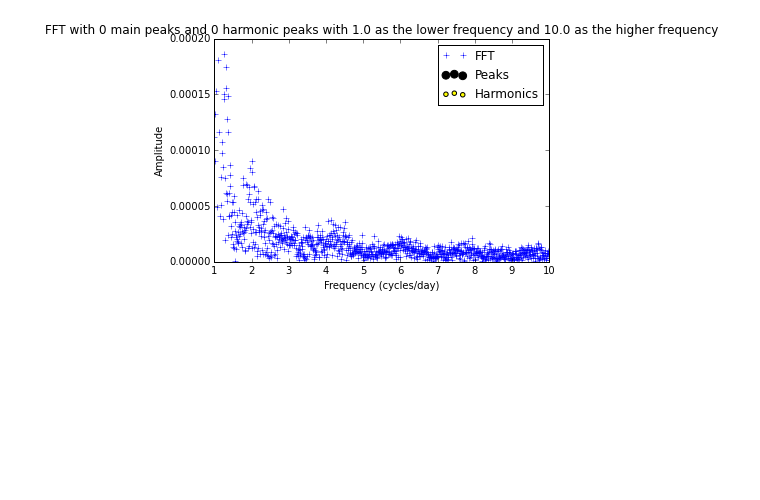
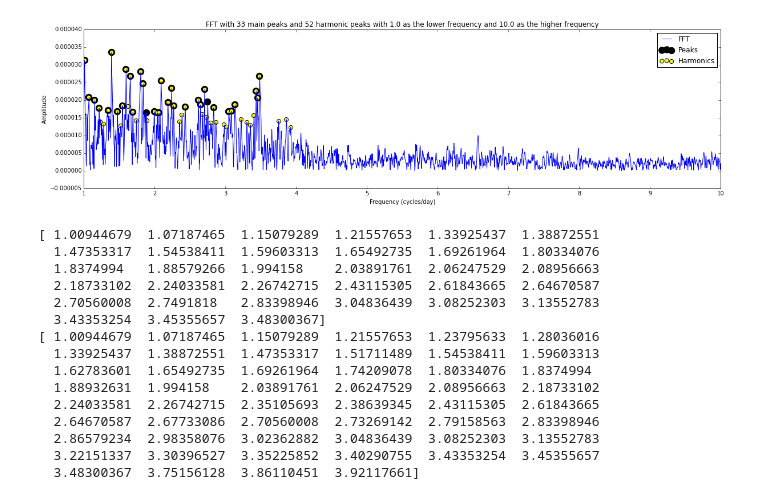
Before and after one commit to dianadianadiana/FFT, a Jupyter notebook: Data/fft.ipynb, the cells around one changed output. Saved outputs shown, nothing was run; the diff lists cells and outputs as text; code cells hidden in the pictures; blank space fills up the shorter version.

```diff
--- a/Data/fft.ipynb
+++ b/Data/fft.ipynb
@@ -33,7 +34,7 @@ filename_arr = ['201124933', '201127583', '201140274', '201143076', '201149315',
 # for filename in filename_arr:
 #     print("LCfluxesepic" + str(filename) + "star00.txt")
 
-chosenfile = "LCfluxesepic" + str(filename_arr[11]) + "star00.txt"
+chosenfile = "LCfluxesepic" + str(filename_arr[15]) + "star00.txt"
 print(chosenfile)
 data = np.loadtxt(chosenfile)
 # %% [output]
@@ -42,7 +43,6 @@ LCfluxesepic202060551star00.txt
 # %%
 data = np.transpose(data)
 t = data[0] # in days
-t = t*24. # in hours
 f = data[1] # flux
 # %%
 plt.plot(t, f)
@@ -336,25 +307,23 @@ plt.show()
 # %%
 # cluster algorithm
 # goal: find out where the clusters are, and keep only the max of each cluster
-def cluster(arr, num_indexes, width = .005):
+def cluster(index_arr, arr, peak_width = .13):
     """
         Takes an array of values (indexes) and clusters them (based on the width)
         Parameters:
+            index_arr -- array of indexes (sub array from a bigger array)
             arr -- array of values (it is a sub array from a bigger array)
-            num_indexes -- the length of the bigger array (newN)
-            width -- how big do we want the cluster to account for
+            peak_width -- how wide is the peak
         Returns:
             clusters -- a list of lists. each element of clusters is one cluster
     """
     clusters = []
     i = 0
-    while i < len(arr):
-        temp_arr = []
+    while i < len(index_arr):
+        temp_arr = [index_arr[i]]
         j = i+1
-        temp_arr.append(arr[i])
-
-        while j < len(arr) and (np.abs(arr[j-1]-arr[j])<=width*num_indexes):# and (np.abs(arr[j]-arr[0])<=5*width*num_indexes):
-            temp_arr.append(arr[j])
+        while j < len(index_arr) and (np.abs(arr[temp_arr[0]] - arr[index_arr[j]]) <= peak_width):
+            temp_arr.append(index_arr[j])
             j+=1
         clusters.append(temp_arr)
         i=j
@@ -374,18 +343,12 @@ def cluster_max(clusters, y):
         max_indexes = np.append(max_indexes, elem[y[elem].argmax()])
     max_indexes = max_indexes.astype(int)
     return max_indexes
-print(newN)
-print(newN*.005)
-print(cluster(val_indexes, newN))
-print(cluster(val_indexes1, newN))
-peak_indexes = cluster_max(cluster(val_indexes, newN), power)
-harmonics_indexes = cluster_max(cluster(val_indexes1, newN), power)
 
-#peak_indexes = peak_indexes[1:] # ignore the one at index 0
+peak_indexes = cluster_max(cluster(val_indexes, freq*constant, peak_width), power)
+harmonics_indexes = cluster_max(cluster(val_indexes1, freq*constant, peak_width), power)
+
 print("Indexes of the max values of each cluster above " +
       str(peak_constraint) + ": " + str(peak_indexes))
 print("Indexes of the max values of each cluster above "+
       str(harmonics_constraint) + ": " + str(harmonics_indexes))
-print(freq[peak_indexes]*constant)
-print(freq[harmonics_indexes]*constant)
 # %% [output]
@@ -432,29 +477,48 @@ print(freq[harmonics_indexes]*constant)
 # %%
 # now we want to delete the peak values that are not the absolute maxima within the cluster
 # and we just want to keep the absolute maxima
 
 delete_arr =  [i for i in val_indexes if (i not in peak_indexes)]
 freq_delete = np.delete(freq, delete_arr)
 power_delete = np.delete(power, delete_arr)
 
-plt.plot(freq_delete*freq_fact*conv_hr_day, power_delete, 'b+', linewidth = .75)
+fig1 = plt.figure(figsize=(20,5))
 
-peak_indexes = peak_indexes.astype(int)
-harmonics_indexes = harmonics_indexes.astype(int)
-plt.scatter(freq[peak_indexes]*freq_fact*conv_hr_day, power[peak_indexes], c='black',s=60)
-plt.scatter(freq[harmonics_indexes]*freq_fact*conv_hr_day, power[harmonics_indexes], c='yellow',s=20)
+plt.plot(freq_delete*freq_fact*conv_hr_day, power_delete, 'b', linewidth = 1)
+
+plt.scatter(freq[peak_indexes]*constant, power[peak_indexes], c='black',s=130)
+plt.scatter(freq[harmonics_indexes]*constant, power[harmonics_indexes], c='yellow',s=50)
 plt.legend({'FFT','Harmonics','Peaks'})
 
 plt.title("FFT with " + str(len(peak_indexes)) +" main peaks and "
           + str(len(harmonics_indexes)) + " harmonic peaks with "
           + str(lower_freq) + " as the lower frequency and "
           + str(upper_freq) + " as the higher frequency")
 plt.xlabel("Frequency (cycles/day)")
 plt.ylabel("Amplitude")
 plt.xlim([lower_freq, upper_freq])
+# plt.xlim([1,3])
 plt.show()
+
+print(freq[peak_indexes] * constant)
+print(freq[harmonics_indexes]*constant)
 # %% [output]
-[figure, old version]
+[figure, new version]
+[ 1.00944679  1.07187465  1.15079289  1.21557653  1.33925437  1.38872551
+  1.47353317  1.54538411  1.59603313  1.65492735  1.69261964  1.80334076
+  1.8374994   1.88579266  1.994158    2.03891761  2.06247529  2.08956663
+  2.18733102  2.24033581  2.26742715  2.43115305  2.61843665  2.64670587
+  2.70560008  2.7491818   2.83398946  3.04836439  3.08252303  3.13552783
+  3.43353254  3.45355657  3.48300367]
+[ 1.00944679  1.07187465  1.15079289  1.21557653  1.23795633  1.28036016
+  1.33925437  1.38872551  1.47353317  1.51711489  1.54538411  1.59603313
+  1.62783601  1.65492735  1.69261964  1.74209078  1.80334076  1.8374994
+  1.88932631  1.994158    2.03891761  2.06247529  2.08956663  2.18733102
+  2.24033581  2.26742715  2.35105693  2.38639345  2.43115305  2.61843665
+  2.64670587  2.67733086  2.70560008  2.73269142  2.79158563  2.83398946
+  2.86579234  2.98358076  3.02362882  3.04836439  3.08252303  3.13552783
+  3.22151337  3.30396527  3.35225852  3.40290755  3.43353254  3.45355657
+  3.48300367  3.75156128  3.86110451  3.92117661]
 # %%
 ## Determining potential periods based on the FFT
 
```
Also changed, not shown: parts of 22 cells of this notebook.
